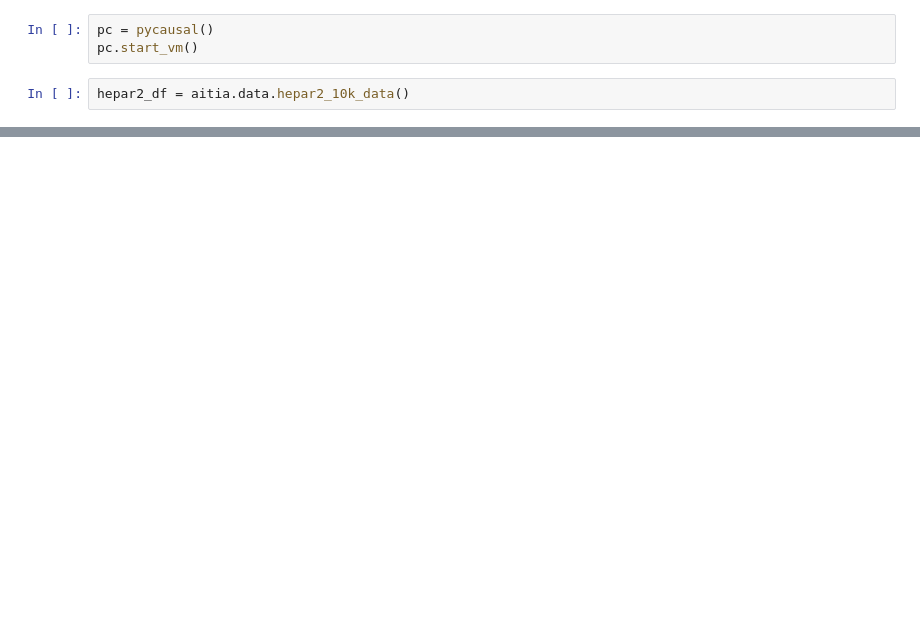
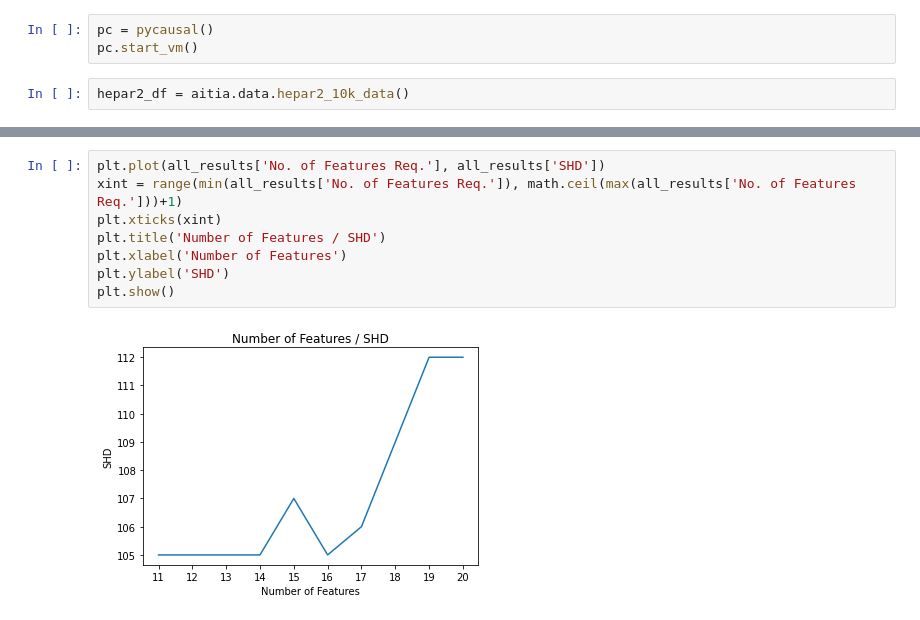
Before and after one commit to seamus-brady/aitiaexplorer, a Jupyter notebook: src/notebooks/experiments/Experiment_17.ipynb, the cells around one changed output, grey strips where cells are left out. Drawn from its saved outputs; the diff is of its cells as text; blank space fills up the shorter version.

```diff
--- a/src/notebooks/experiments/Experiment_17.ipynb
+++ b/src/notebooks/experiments/Experiment_17.ipynb
@@ -59,0 +85,10 @@ display(HTML(summary.to_html()))
+# %%
+plt.plot(all_results['No. of Features Req.'], all_results['SHD'])
+xint = range(min(all_results['No. of Features Req.']), math.ceil(max(all_results['No. of Features Req.']))+1)
+plt.xticks(xint)
+plt.title('Number of Features / SHD')
+plt.xlabel('Number of Features')
+plt.ylabel('SHD')
+plt.show()
+# %% [output]
+[figure, added]
```
Also changed, not shown: parts of 8 cells of this notebook, 4 other files.
